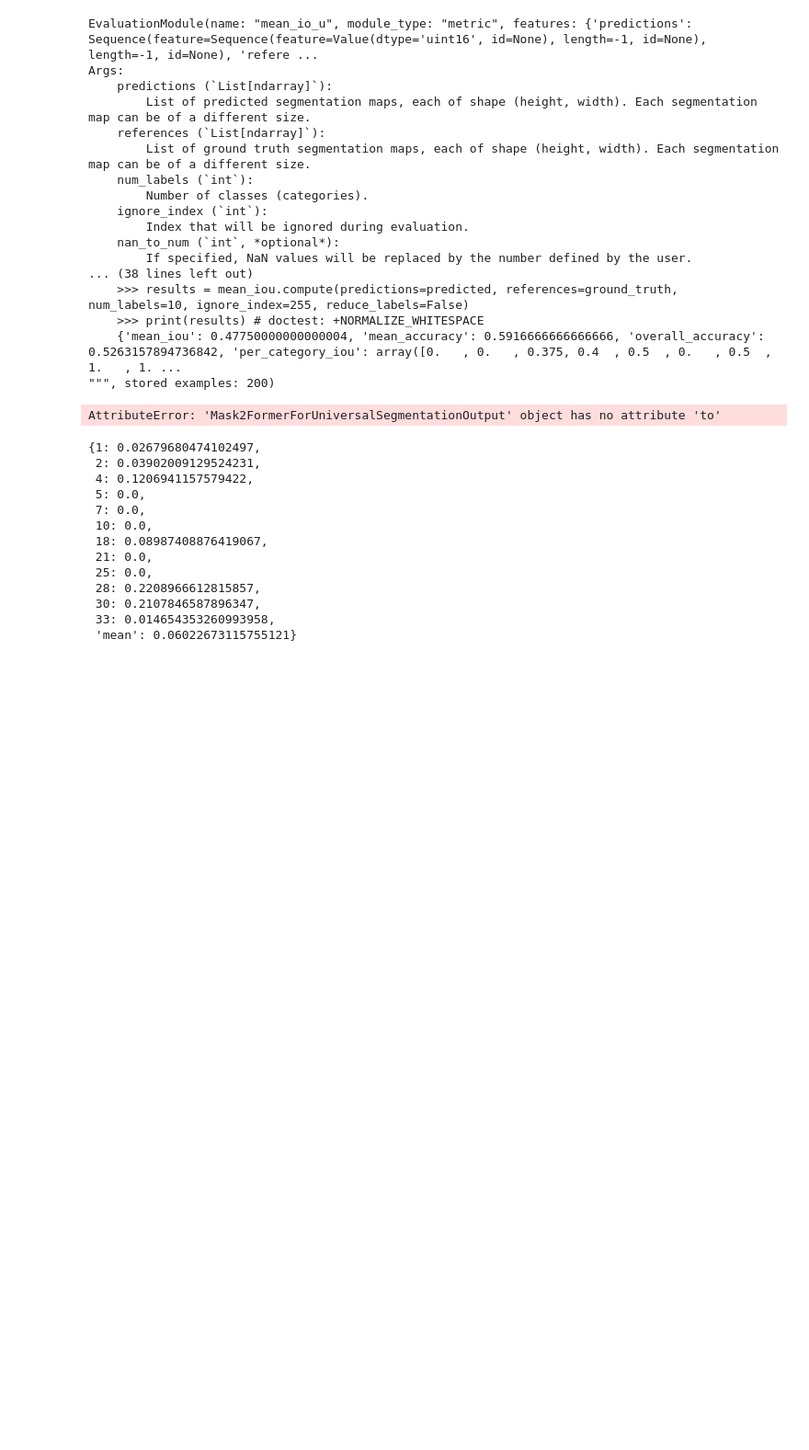
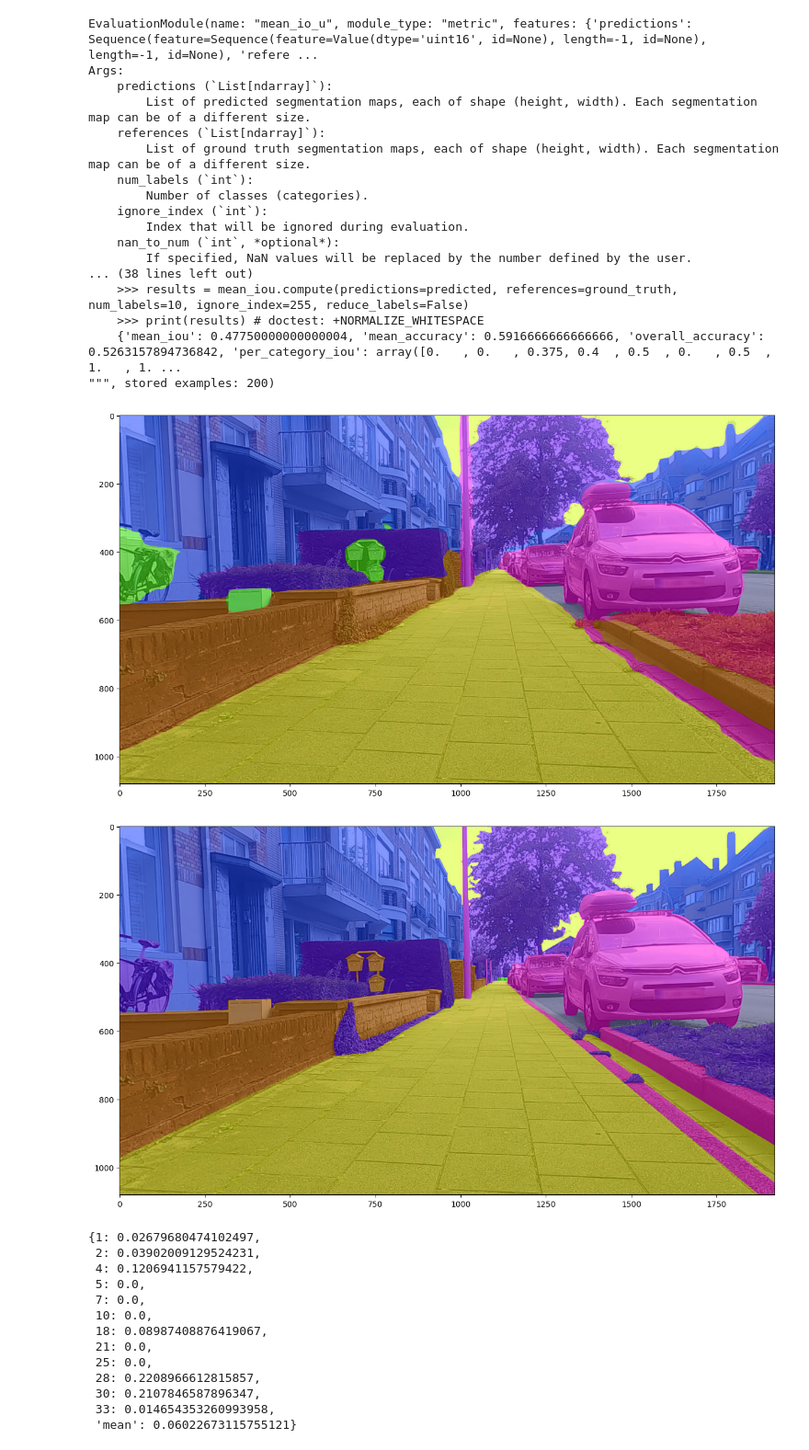
Before and after one commit to JuliaPutz/DeepLearning_group4, a Jupyter notebook: A3/experiments.ipynb, the cells around one changed output. Shown at 92% size. Cells and saved outputs as stored; diff of their text form; code cells hidden in the pictures; blank space fills up the shorter version.

```diff
--- a/A3/experiments.ipynb
+++ b/A3/experiments.ipynb
@@ -165,5 +167,12 @@ Args:
 """, stored examples: 200)
 # %%
 finetuned_model = Mask2FormerForUniversalSegmentation.from_pretrained("mask2former_finetuned_segments-sidewalk-semantic_2epochs")
+# %%
+train_dataloader, test_dataloader = create_batch(train_ds, test_ds, 2, processor)
+batch = next(iter(test_dataloader))
+original_images = batch["original_images"]
+target_sizes = [(image.shape[0], image.shape[1]) for image in original_images]
+predicted_segmentation_maps = processor.post_process_semantic_segmentation(outputs, target_sizes = target_sizes)
+ground_truth_segmentation_maps = batch["original_segmentation_maps"]
 # %%
 with torch.no_grad():
@@ -171,10 +180,23 @@ with torch.no_grad():
-# %%
-original_images = batch["original_images"]
-target_sizes = [(image.shape[0], image.shape[1]) for image in original_images]
-predicted_segmentation_maps = processor.post_process_semantic_segmentation(outputs, target_sizes = target_sizes)
-ground_truth_segmentation_maps = batch["original_segmentation_maps"]
-# %% [output]
-AttributeError: 'Mask2FormerForUniversalSegmentationOutput' object has no attribute 'to'
+# %%
+def inference(model, batch, processor):
+    """
+    perform prediction using new model
+    compare overlay for one image of ground truth with new prediction
+    """
+
+    # show new prediction for one image
+    image = batch["original_images"][0]
+    pred = infer_img(processor, model, image)
+    show_overlay(image, pred)
+
+    # ground truth
+    segmentation_map = batch["original_segmentation_maps"][0]
+    show_overlay(image, segmentation_map)
+# %%
+inference(finetuned_model, batch, processor)
+# %% [output]
+[figure, added]
+[figure, added]
 # %%
 def iou(mask1, mask2):
     mask1_area = torch.count_nonzero(mask1)
```
Also changed, not shown: parts of 9 cells of this notebook, 3 other files.
